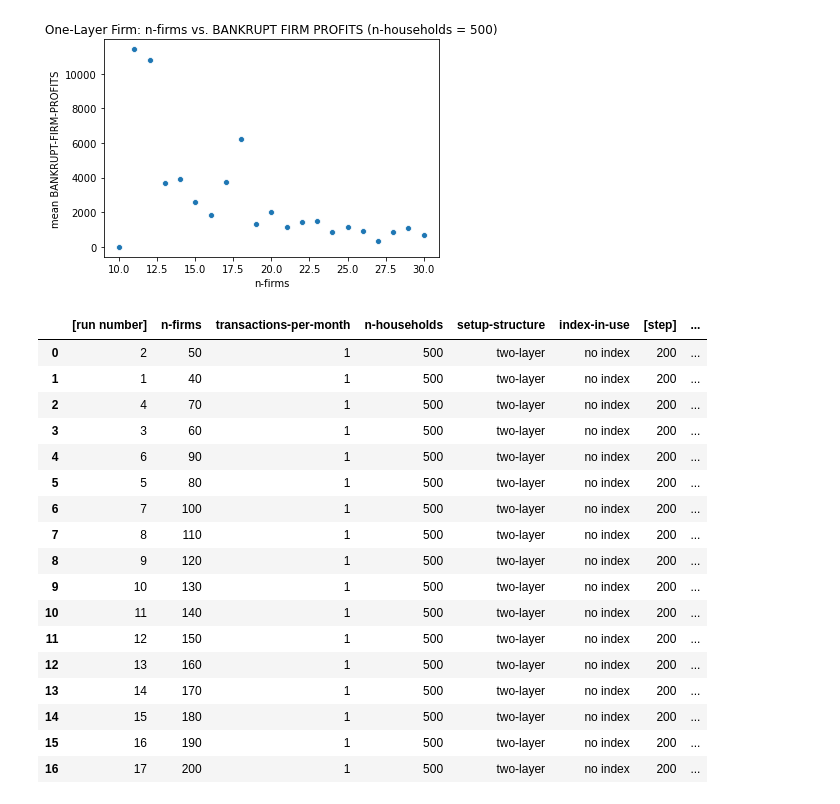
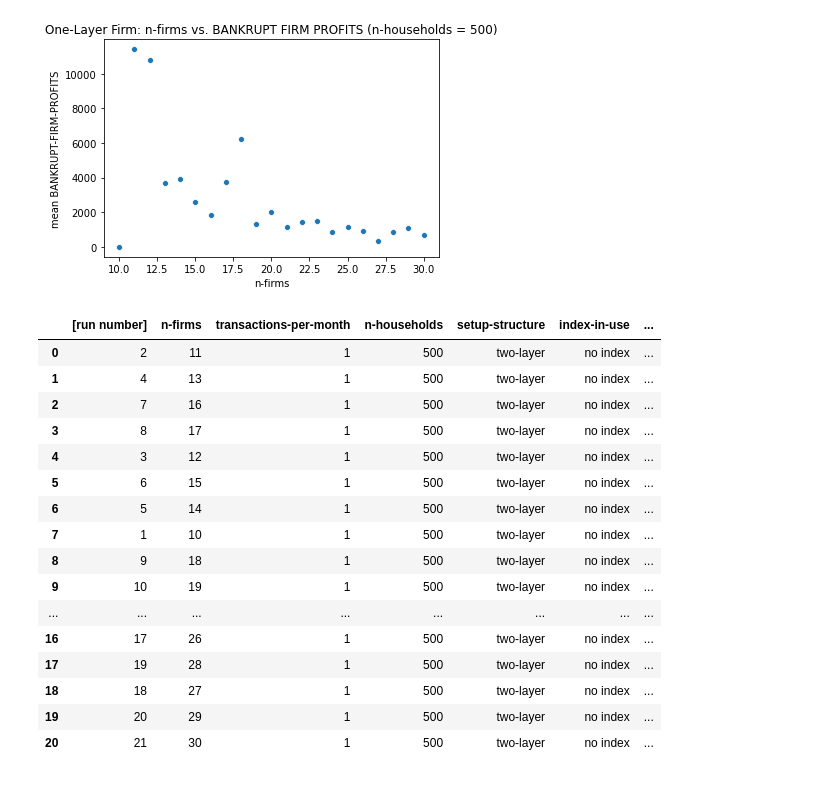
Before and after one commit to jzkelter/tabular-standards, a Jupyter notebook: Main Model/Behaviorspace Data/n-firm tests.ipynb, the cells around one changed output. Drawn from its saved outputs; the diff is of its cells as text; code cells hidden in the pictures.

```diff
--- a/Main Model/Behaviorspace Data/n-firm tests.ipynb
+++ b/Main Model/Behaviorspace Data/n-firm tests.ipynb
@@ -127,28 +126,28 @@ plt.show()
 [figure]
 [figure]
 # %%
-df = pd.read_csv('double-firm_varying_firm_number.csv', error_bad_lines=False, header=6)
-df['firm-turnover'] = df['TOTAL-BANKRUPT-FIRMS / n-firms'] / 400
-df['unemployment'] = 1 - df['count households with [employed?]'] / 1000
+df = pd.read_csv('double-firm_low_firm_number.csv', error_bad_lines=False, header=6)
+df = df.replace(['<RuntimePrimitiveException>'], 0.0)
+df['mean BANKRUPT-FIRM-PROFITS'] = df['mean BANKRUPT-FIRM-PROFITS'].astype(float)
+df['firm-turnover'] = df['TOTAL-BANKRUPT-FIRMS / n-firms'] / 200
 
 
 display(df)
 # %% [output]
-|  | [run number] | n-firms | transactions-per-month | n-households | setup-structure | index-in-use | [step] | ... |
-| 0 | 2 | 50 | 1 | 500 | two-layer | no index | 200 | ... |
-| 1 | 1 | 40 | 1 | 500 | two-layer | no index | 200 | ... |
-| 2 | 4 | 70 | 1 | 500 | two-layer | no index | 200 | ... |
-| 3 | 3 | 60 | 1 | 500 | two-layer | no index | 200 | ... |
-| 4 | 6 | 90 | 1 | 500 | two-layer | no index | 200 | ... |
-| 5 | 5 | 80 | 1 | 500 | two-layer | no index | 200 | ... |
-| 6 | 7 | 100 | 1 | 500 | two-layer | no index | 200 | ... |
-| 7 | 8 | 110 | 1 | 500 | two-layer | no index | 200 | ... |
-| 8 | 9 | 120 | 1 | 500 | two-layer | no index | 200 | ... |
-| 9 | 10 | 130 | 1 | 500 | two-layer | no index | 200 | ... |
-| 10 | 11 | 140 | 1 | 500 | two-layer | no index | 200 | ... |
-| 11 | 12 | 150 | 1 | 500 | two-layer | no index | 200 | ... |
-| 12 | 13 | 160 | 1 | 500 | two-layer | no index | 200 | ... |
-| 13 | 14 | 170 | 1 | 500 | two-layer | no index | 200 | ... |
-| 14 | 15 | 180 | 1 | 500 | two-layer | no index | 200 | ... |
-| 15 | 16 | 190 | 1 | 500 | two-layer | no index | 200 | ... |
-| 16 | 17 | 200 | 1 | 500 | two-layer | no index | 200 | ... |
+|  | [run number] | n-firms | transactions-per-month | n-households | setup-structure | index-in-use | ... |
+| 0 | 2 | 11 | 1 | 500 | two-layer | no index | ... |
+| 1 | 4 | 13 | 1 | 500 | two-layer | no index | ... |
+| 2 | 7 | 16 | 1 | 500 | two-layer | no index | ... |
+| 3 | 8 | 17 | 1 | 500 | two-layer | no index | ... |
+| 4 | 3 | 12 | 1 | 500 | two-layer | no index | ... |
+| 5 | 6 | 15 | 1 | 500 | two-layer | no index | ... |
+| 6 | 5 | 14 | 1 | 500 | two-layer | no index | ... |
+| 7 | 1 | 10 | 1 | 500 | two-layer | no index | ... |
+| 8 | 9 | 18 | 1 | 500 | two-layer | no index | ... |
+| 9 | 10 | 19 | 1 | 500 | two-layer | no index | ... |
+| ... | ... | ... | ... | ... | ... | ... | ... |
+| 16 | 17 | 26 | 1 | 500 | two-layer | no index | ... |
+| 17 | 19 | 28 | 1 | 500 | two-layer | no index | ... |
+| 18 | 18 | 27 | 1 | 500 | two-layer | no index | ... |
+| 19 | 20 | 29 | 1 | 500 | two-layer | no index | ... |
+| 20 | 21 | 30 | 1 | 500 | two-layer | no index | ... |
```
Also changed, not shown: parts of 6 cells of this notebook, 3 other files.
